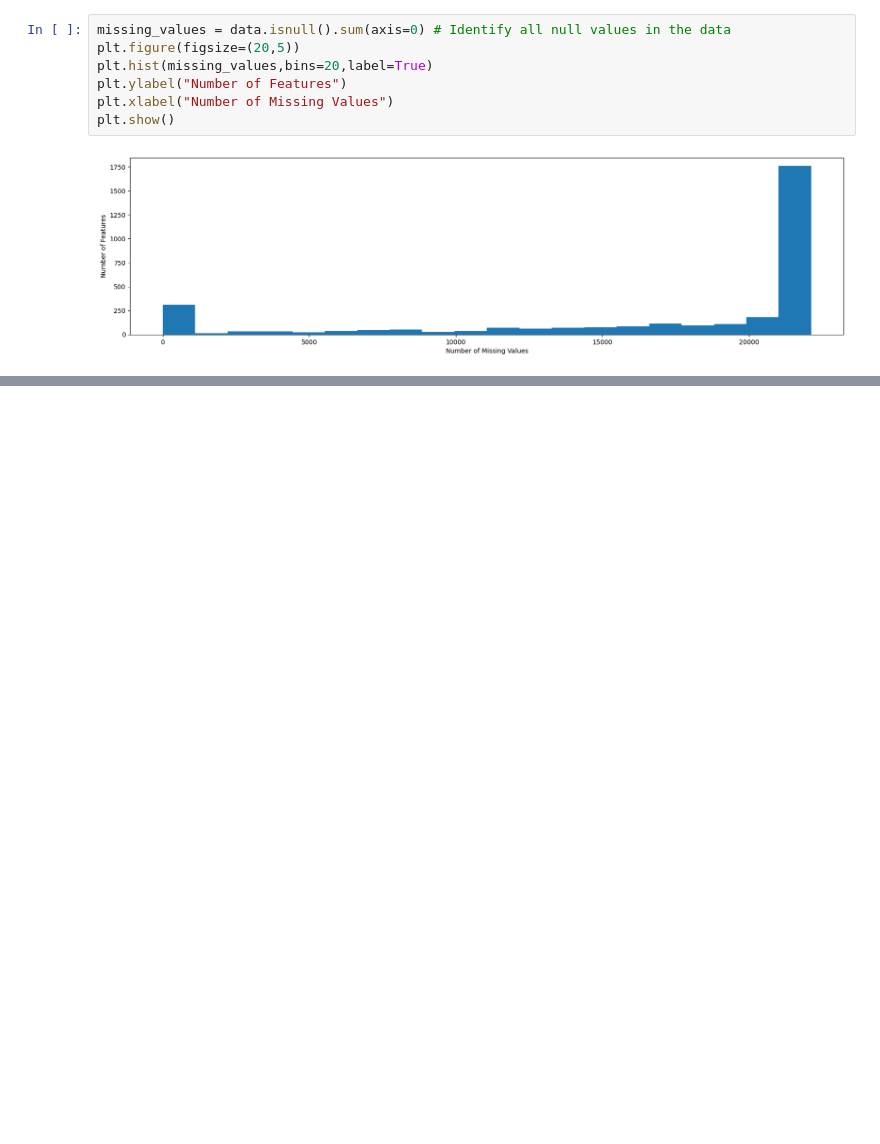
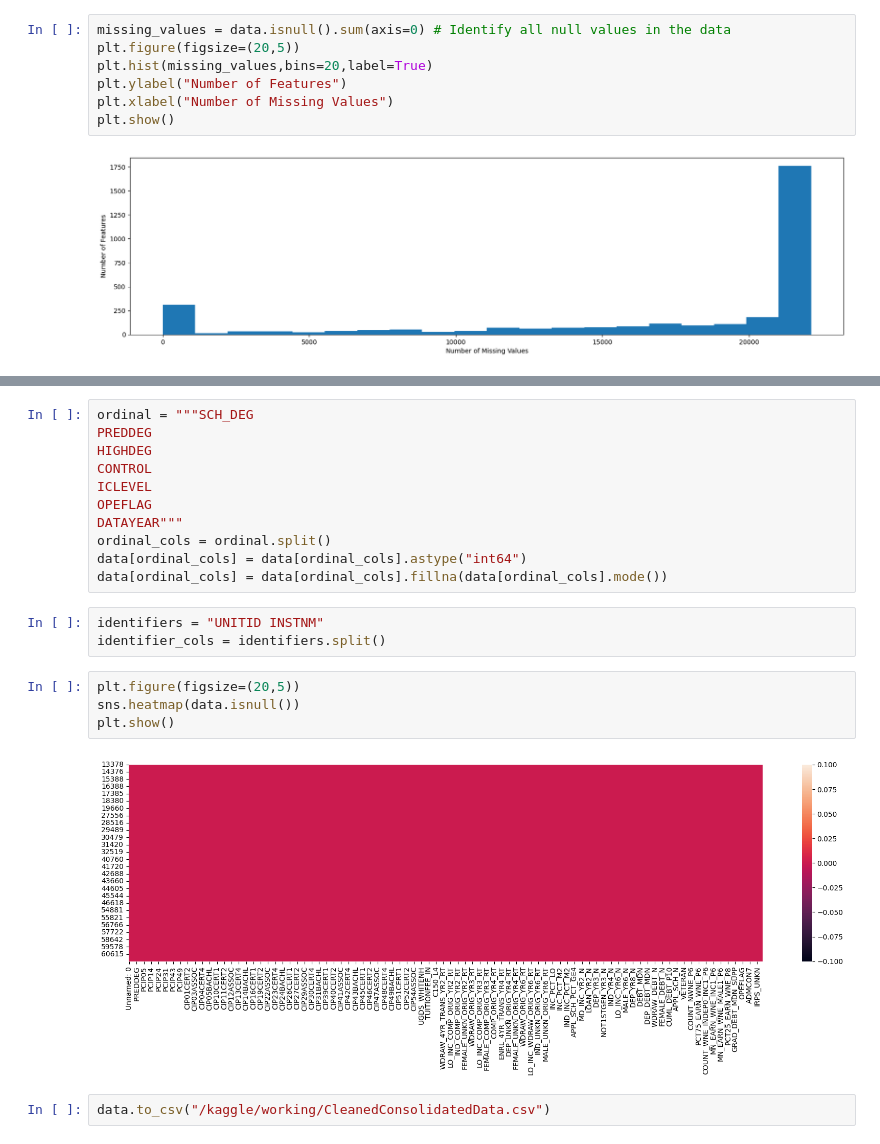
Before and after one commit to cyrilmichino/modeling-income-shares, a Jupyter notebook: college-scorecard-data-analysis.ipynb, the cells around one changed output, grey strips where cells are left out. Drawn from its saved outputs; the diff is of its cells as text; blank space fills up the shorter version.

```diff
--- a/college-scorecard-data-analysis.ipynb
+++ b/college-scorecard-data-analysis.ipynb
@@ -164,0 +778,22 @@ data.info(verbose=True)
+# %%
+ordinal = """SCH_DEG
+PREDDEG
+HIGHDEG
+CONTROL
+ICLEVEL
+OPEFLAG
+DATAYEAR"""
+ordinal_cols = ordinal.split()
+data[ordinal_cols] = data[ordinal_cols].astype("int64")
+data[ordinal_cols] = data[ordinal_cols].fillna(data[ordinal_cols].mode())
+# %%
+identifiers = "UNITID INSTNM"
+identifier_cols = identifiers.split()
+# %%
+plt.figure(figsize=(20,5))
+sns.heatmap(data.isnull())
+plt.show()
+# %% [output]
+[figure, added]
+# %%
+data.to_csv("/kaggle/working/CleanedConsolidatedData.csv")
```
Also changed, not shown: parts of 12 cells of this notebook.
